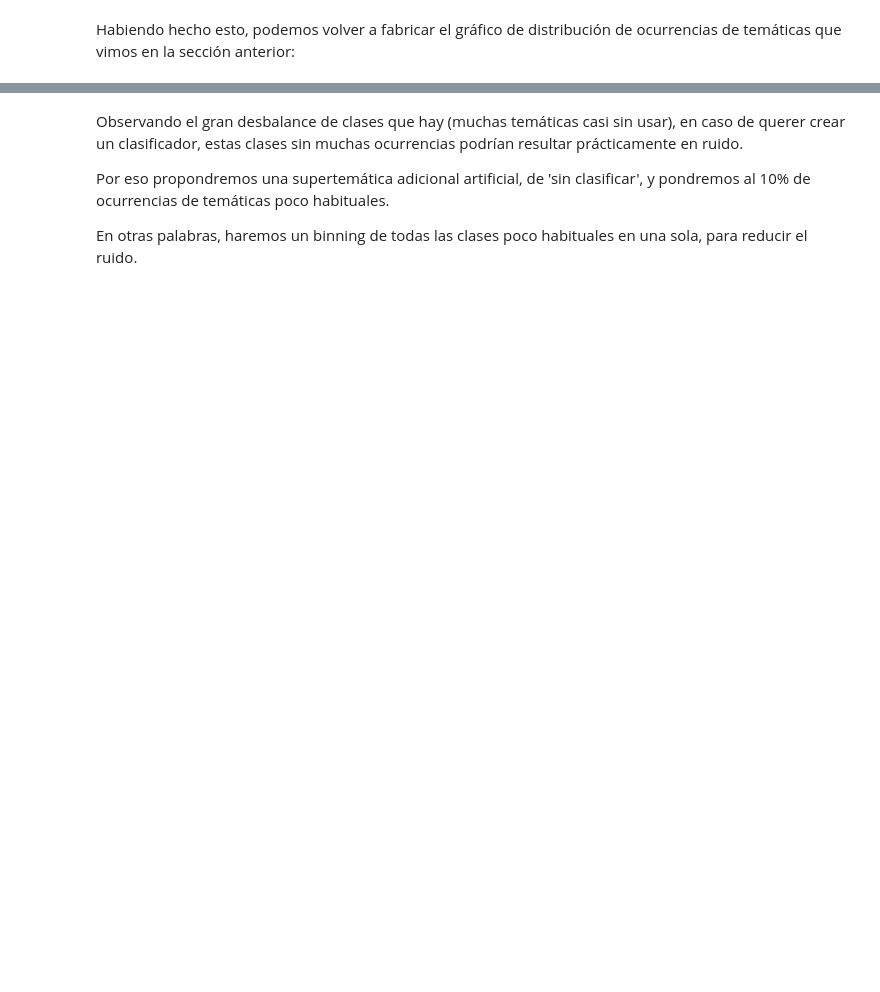
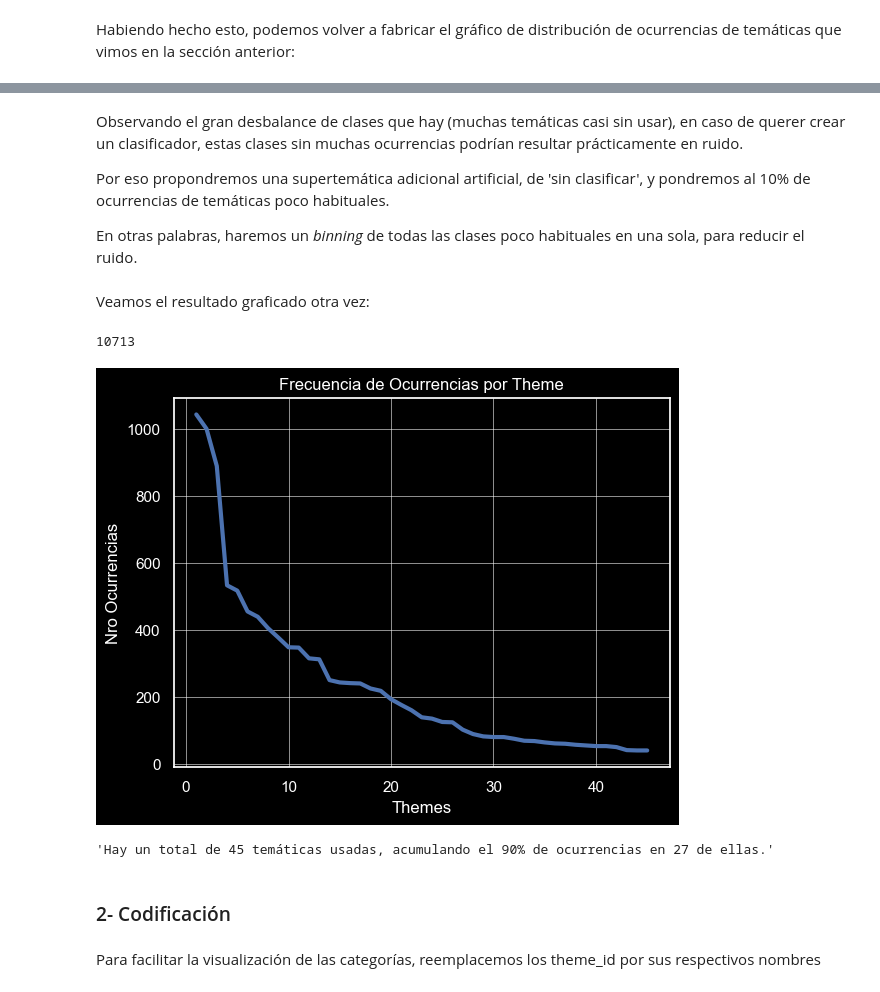
Before and after one commit to Muscian/AdD-grupo1, a Jupyter notebook: practica_final/Práctica Final.Ipynb, the cells around one changed output, grey strips where cells are left out. Cells and saved outputs as stored; diff of their text form; code cells hidden in the pictures; blank space fills up the shorter version.

```diff
--- a/practica_final/Práctica Final.Ipynb
+++ b/practica_final/Práctica Final.Ipynb
@@ -581,4 +659,4 @@ Observando el gran desbalance de clases que hay (muchas temáticas casi sin usar
 
 Por eso propondremos una supertemática adicional artificial, de 'sin clasificar', y pondremos al 10% de ocurrencias de temáticas poco habituales.
 
-En otras palabras, haremos un binning de todas las clases poco habituales en una sola, para reducir el ruido.
+En otras palabras, haremos un _binning_ de todas las clases poco habituales en una sola, para reducir el ruido.
@@ -593,3 +663,53 @@ input.loc[mask,'theme_id'] = 5555
+# %%
+# Contamos las ocurrencias
+count = input['theme_id'].value_counts(ascending=True)
+
+# Identificamos el 10% menos habitual de las categorías
+threshold = 0.1 * len(input)
+low_count_categories = count[count.cumsum() <= threshold].index
+
+# Reemplazamos los theme_id menos frecuentes por cualquiera distinto que no esté en uso
+input['theme_id'] = input['theme_id'].apply(lambda x: 5555 if x in low_count_categories else x)
+
+# Añadimos la temática de binning
+themes.loc[len(themes)] ={'id' : 5555, 'name' : 'Sin Clasificar', 'parent_id' : np.nan}
+# %% [markdown]
+Veamos el resultado graficado otra vez:
+# %%
+# Utilizamos la tabla de conteo de ocurrencias de Pandas
+count = input['theme_id'].value_counts()
+
+df_count = count.reset_index()
+df_count.columns = ['id', 'count']
+
+count.index = range(1,count.index.size + 1)
+
+# Creamos un gráfico
+sns.lineplot(x=count.index, y=count.values,linewidth=3).grid(True, linewidth=0.4)
+
+
+plt.title('Frecuencia de Ocurrencias por Theme')
+plt.xlabel('Themes')
+plt.ylabel('Nro Ocurrencias')
+
+
+display(df_count['count'].sum())
+
+plt.show()
+
+
+cumsum = count.cumsum()
+totsum = cumsum.iloc[-1]
+
+display(f"Hay un total de {cumsum.size} temáticas usadas, acumulando el 90% de ocurrencias en {cumsum[cumsum <= totsum *0.9].count()} de ellas.")
+# %% [output]
+10713
+[figure, added]
+'Hay un total de 45 temáticas usadas, acumulando el 90% de ocurrencias en 27 de ellas.'
+# %% [markdown]
+### 2- Codificación
+# %% [markdown]
+Para facilitar la visualización de las categorías, reemplacemos los theme_id por sus respectivos nombres
 # %%
 # Reemplazamos los theme_id por los theme_names (y los hacemos categóricos)
 theme_names = themes[['id','name']]
```
Also changed, not shown: parts of 27 cells of this notebook.
